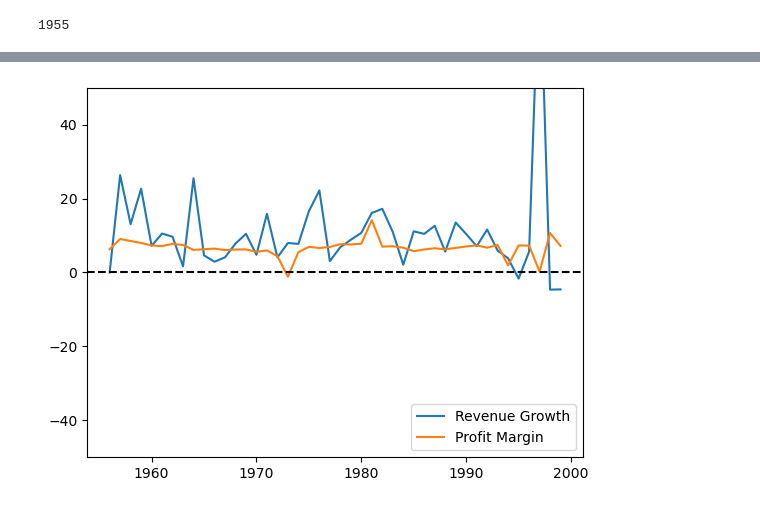
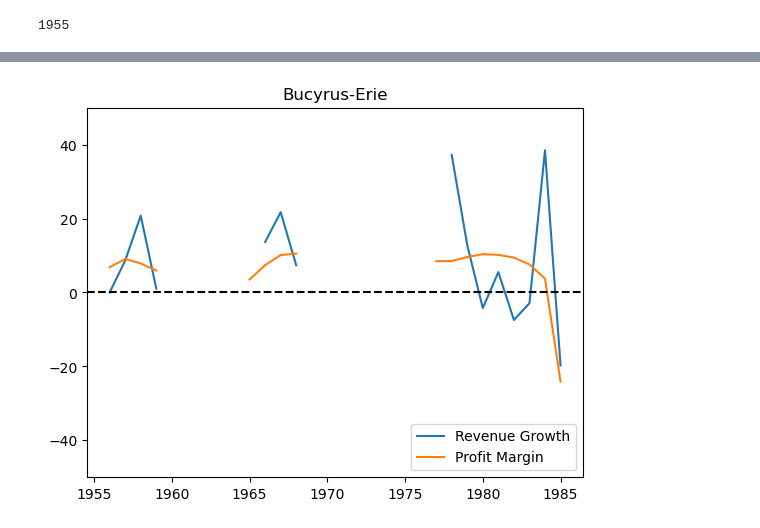
Before and after one commit to GeorgeVajagich/Fortune-500-over-time, a Jupyter notebook: Fortune 500 Over Time.ipynb, the cells around one changed output, grey strips where cells are left out. Saved outputs shown, nothing was run; the diff lists cells and outputs as text; code cells hidden in the pictures.

```diff
--- a/Fortune 500 Over Time.ipynb
+++ b/Fortune 500 Over Time.ipynb
@@ -80,4 +80,5 @@ Chart("Coca-Cola")
-# %%
-Chart("Kimberly-Clark")
-# %% [output]
-[figure, removed]
+# %%
+# The decline of thie bussiness is personal to me as it was once the main employer in my home zip code of 53172
+Chart("Bucyrus-Erie")
+# %% [output]
+[figure, added]
```
Also changed, not shown: parts of 5 cells of this notebook.
